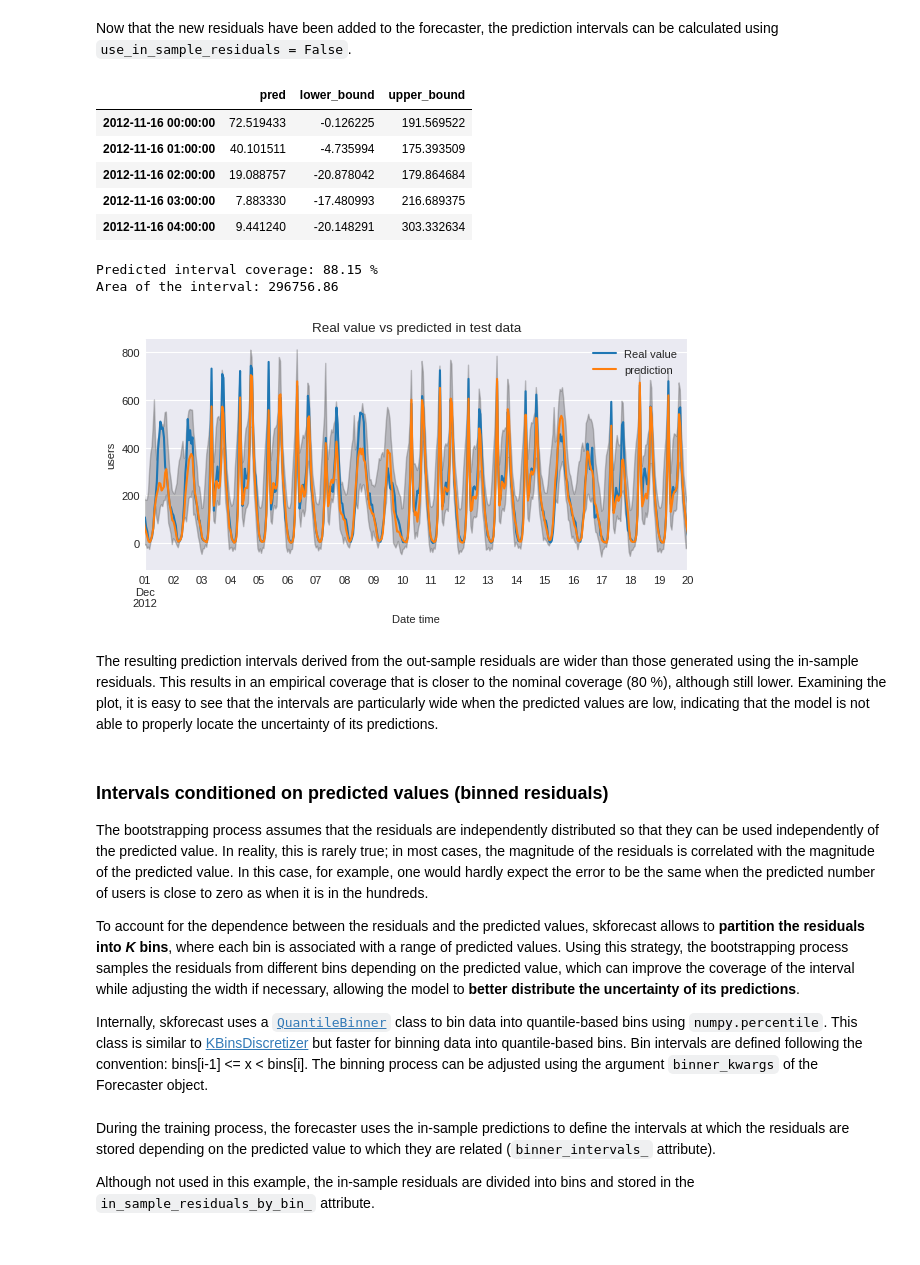
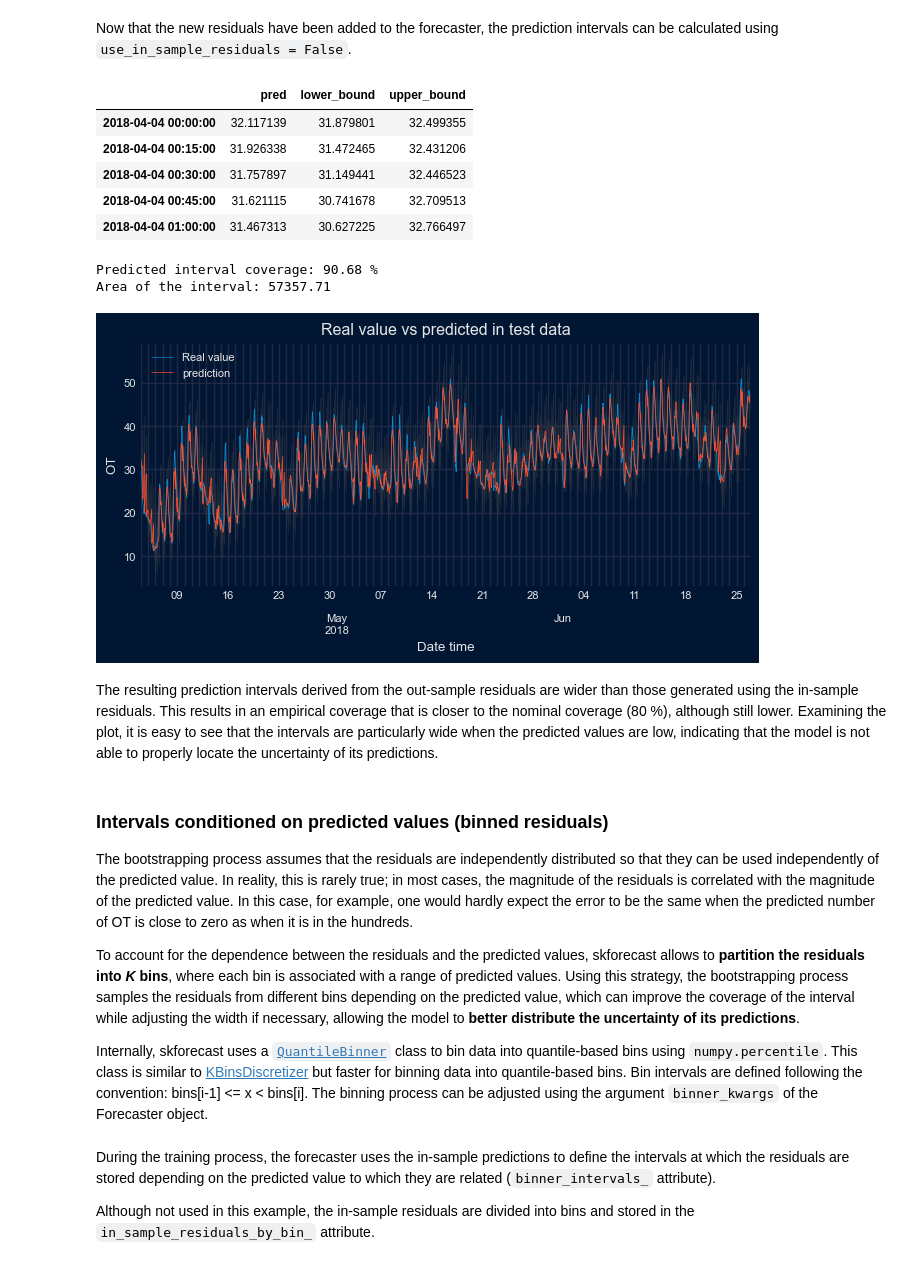
Before and after one commit to skforecast/skforecast, a Jupyter notebook: docs/user_guides/probabilistic-forecasting-bootstrapped-residuals.ipynb, the cells around one changed output. Cells and saved outputs as stored; diff of their text form; code cells hidden in the pictures.

```diff
--- a/docs/user_guides/probabilistic-forecasting-bootstrapped-residuals.ipynb
+++ b/docs/user_guides/probabilistic-forecasting-bootstrapped-residuals.ipynb
@@ -187,25 +231,31 @@ By default, intervals can be computed using in-sample residuals (residuals from
 # %%
 # Create and fit forecaster
 # ==============================================================================
+# params = {
+#     "n_estimators": 400,
+#     "max_depth": 5,
+#     "min_data_in_leaf": 207,
+#     "learning_rate": 0.102,
+#     "feature_fraction": 1.0,
+#     "max_bin": 250,
+#     "reg_alpha": 0.8,
+#     "reg_lambda": 0.0,
+# }
+
 params = {
-    "n_estimators": 400,
     "max_depth": 5,
-    "min_data_in_leaf": 207,
-    "learning_rate": 0.102,
-    "feature_fraction": 1.0,
-    "max_bin": 250,
-    "reg_alpha": 0.8,
-    "reg_lambda": 0.0,
 }
-lags = [1, 2, 3, 23, 24, 25, 167, 168, 169]
+lags = 24
 window_features = RollingFeatures(stats=["mean"], window_sizes=24 * 3)
 forecaster = ForecasterRecursive(
-                 regressor       = LGBMRegressor(random_state=15926, verbose=-1, **params),
+                #  regressor       = LGBMRegressor(random_state=15926, verbose=-1, **params),
+                 regressor       = Ridge(random_state=15926),
                  lags            = lags,
                  window_features = window_features,
+                 differentiation = 1,
              )
 forecaster.fit(
-    y    = data.loc[:end_validation, 'users'],
+    y    = data.loc[:end_validation, 'OT'],
     exog = data.loc[:end_validation, exog_features]
 )
 # %%
@@ -319,12 +372,13 @@ To address the issue of overoptimistic intervals, it is possible to use out-samp
 cv = TimeSeriesFold(
          steps              = 24,
          initial_train_size = len(data.loc[:end_train]),
+         differentiation    = 1,
          refit              = False
      )
 
 _, predictions_val = backtesting_forecaster(
                          forecaster    = forecaster,
-                         y             = data.loc[:end_validation, 'users'],
+                         y             = data.loc[:end_validation, 'OT'],
                          exog          = data.loc[:end_validation, exog_features],
                          cv            = cv,
                          metric        = 'mean_absolute_error',
@@ -350,7 +404,7 @@ Then, `set_out_sample_residuals()` method is used to specify the computed out-sa
 # Store out-sample residuals in the forecaster
 # ==============================================================================
 forecaster.set_out_sample_residuals(
-    y_true = data.loc[predictions_val.index, 'users'],
+    y_true = data.loc[predictions_val.index, 'OT'],
     y_pred = predictions_val['pred']
 )
 # %% [markdown]
@@ -361,12 +415,13 @@ Now that the new residuals have been added to the forecaster, the prediction int
 cv = TimeSeriesFold(
          steps              = 24,
          initial_train_size = len(data.loc[:end_validation]),
+         differentiation    = 1,
          refit              = False
      )
 
 metric, predictions = backtesting_forecaster(
                           forecaster              = forecaster,
-                          y                       = data['users'],
+                          y                       = data['OT'],
                           exog                    = data[exog_features],
                           cv                      = cv,
                           metric                  = 'mean_absolute_error',
@@ -378,51 +433,51 @@ metric, predictions = backtesting_forecaster(
                           n_jobs                  = 'auto',
                           verbose                 = False,
                           show_progress           = True
-                      )
+                     )
 predictions.head(5)
 # %% [output]
 |  | pred | lower_bound | upper_bound |
-| 2012-11-16 00:00:00 | 72.519433 | -0.126225 | 191.569522 |
-| 2012-11-16 01:00:00 | 40.101511 | -4.735994 | 175.393509 |
-| 2012-11-16 02:00:00 | 19.088757 | -20.878042 | 179.864684 |
-| 2012-11-16 03:00:00 | 7.883330 | -17.480993 | 216.689375 |
-| 2012-11-16 04:00:00 | 9.441240 | -20.148291 | 303.332634 |
+| 2018-04-04 00:00:00 | 32.117139 | 31.879801 | 32.499355 |
+| 2018-04-04 00:15:00 | 31.926338 | 31.472465 | 32.431206 |
+| 2018-04-04 00:30:00 | 31.757897 | 31.149441 | 32.446523 |
+| 2018-04-04 00:45:00 | 31.621115 | 30.741678 | 32.709513 |
+| 2018-04-04 01:00:00 | 31.467313 | 30.627225 | 32.766497 |
 # %%
 # Plot intervals
 # ==============================================================================
 plot_prediction_intervals(
     predictions     = predictions,
     y_true          = data_test,
-    target_variable = "users",
-    initial_x_zoom  = ['2012-12-01', '2012-12-20'],
+    target_variable = "OT",
+    #initial_x_zoom  = ['2012-12-01', '2012-12-20'],
     title           = "Real value vs predicted in test data",
     xaxis_title     = "Date time",
-    yaxis_title     = "users",
+    yaxis_title     = "OT",
 )
 
 # Predicted interval coverage (on test data)
 # ==============================================================================
 coverage = calculate_coverage(
-    y_true      = data.loc[end_validation:, 'users'],
+    y_true      = data.loc[end_validation:, 'OT'],
     lower_bound = predictions["lower_bound"],
     upper_bound = predictions["upper_bound"]
 )
 print(f"Predicted interval coverage: {round(100 * coverage, 2)} %")
 
 # Area of the interval
 # ==============================================================================
 area = (predictions["upper_bound"] - predictions["lower_bound"]).sum()
 print(f"Area of the interval: {round(area, 2)}")
 # %% [output]
-Predicted interval coverage: 88.15 %
-Area of the interval: 296756.86
+Predicted interval coverage: 90.68 %
+Area of the interval: 57357.71
-[figure, old version]
+[figure, new version]
 # %% [markdown]
 The resulting prediction intervals derived from the out-sample residuals are wider than those generated using the in-sample residuals. This results in an empirical coverage that is closer to the nominal coverage (80 %), although still lower. Examining the plot, it is easy to see that the intervals are particularly wide when the predicted values are low, indicating that the model is not able to properly locate the uncertainty of its predictions.
 # %% [markdown]
 ### Intervals conditioned on predicted values (binned residuals)
 
-The bootstrapping process assumes that the residuals are independently distributed so that they can be used independently of the predicted value. In reality, this is rarely true; in most cases, the magnitude of the residuals is correlated with the magnitude of the predicted value. In this case, for example, one would hardly expect the error to be the same when the predicted number of users is close to zero as when it is in the hundreds.
+The bootstrapping process assumes that the residuals are independently distributed so that they can be used independently of the predicted value. In reality, this is rarely true; in most cases, the magnitude of the residuals is correlated with the magnitude of the predicted value. In this case, for example, one would hardly expect the error to be the same when the predicted number of OT is close to zero as when it is in the hundreds.
 
 To account for the dependence between the residuals and the predicted values, skforecast allows to **partition the residuals into *K* bins**, where each bin is associated with a range of predicted values. Using this strategy, the bootstrapping process samples the residuals from different bins depending on the predicted value, which can improve the coverage of the interval while adjusting the width if necessary, allowing the model to **better distribute the uncertainty of its predictions**.
 
```
Also changed, not shown: parts of 29 cells of this notebook, 2 other files.
